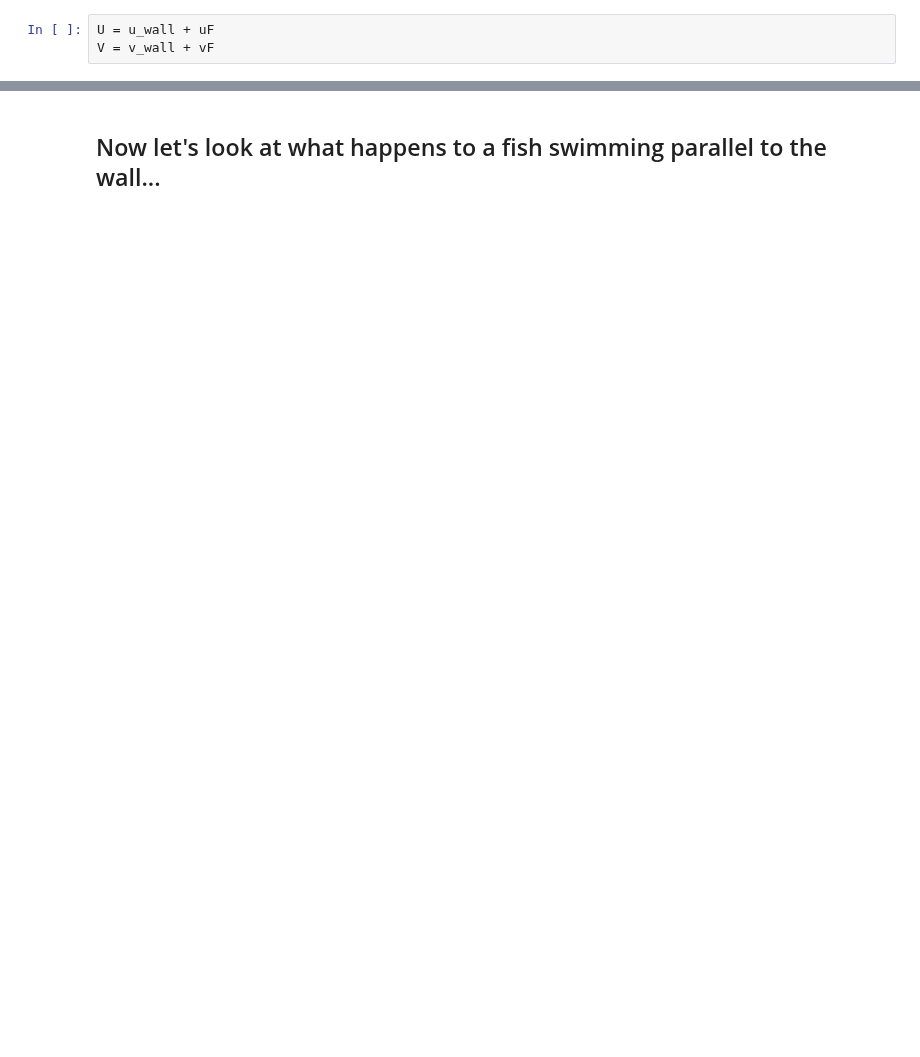
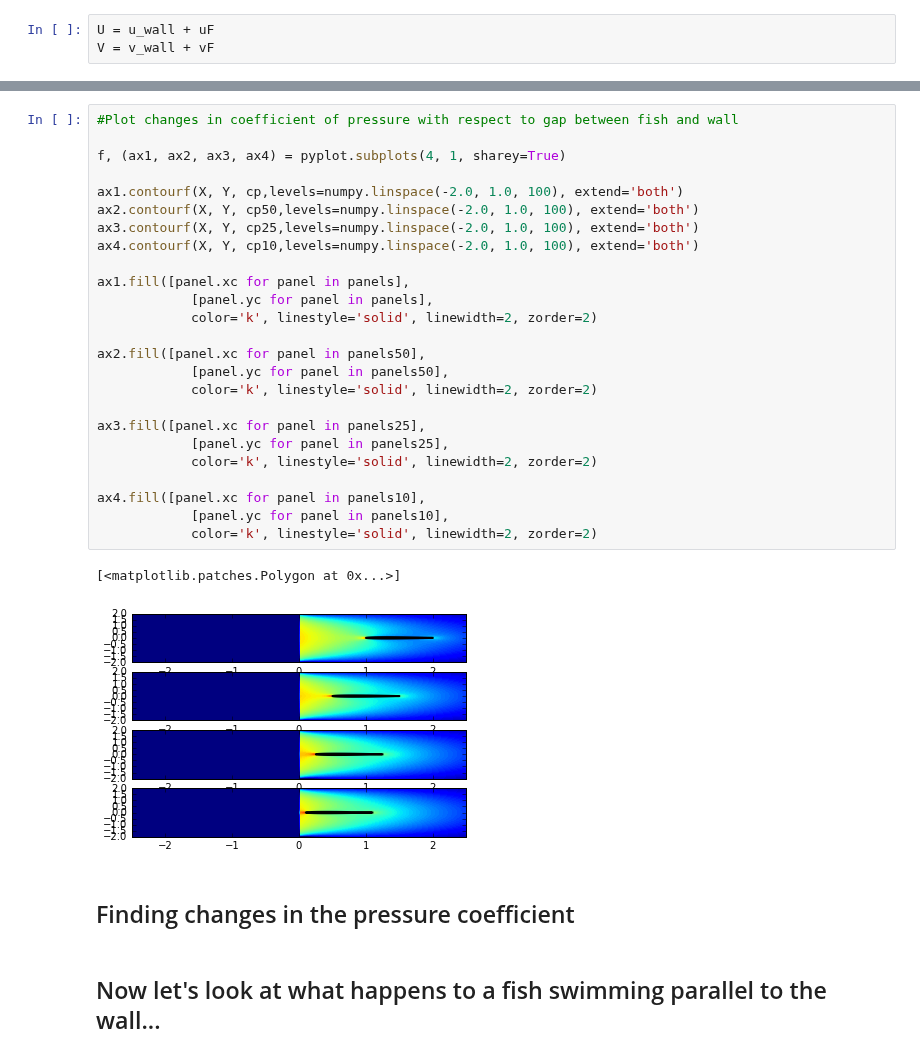
Before and after one commit to barbagroup/AeroPython-studentprojects2017, a Jupyter notebook: alexabaumer/Baumer_project.ipynb, the cells around one changed output, grey strips where cells are left out. Drawn from its saved outputs; the diff is of its cells as text; blank space fills up the shorter version.

```diff
--- a/alexabaumer/Baumer_project.ipynb
+++ b/alexabaumer/Baumer_project.ipynb
@@ -443,3 +509,33 @@ pyplot.title('Contour of pressure field', fontsize=16);
+# %%
+#Plot changes in coefficient of pressure with respect to gap between fish and wall
+
+f, (ax1, ax2, ax3, ax4) = pyplot.subplots(4, 1, sharey=True)
+
+ax1.contourf(X, Y, cp,levels=numpy.linspace(-2.0, 1.0, 100), extend='both')
+ax2.contourf(X, Y, cp50,levels=numpy.linspace(-2.0, 1.0, 100), extend='both')
+ax3.contourf(X, Y, cp25,levels=numpy.linspace(-2.0, 1.0, 100), extend='both')
+ax4.contourf(X, Y, cp10,levels=numpy.linspace(-2.0, 1.0, 100), extend='both')
+
+ax1.fill([panel.xc for panel in panels],
+            [panel.yc for panel in panels],
+            color='k', linestyle='solid', linewidth=2, zorder=2)
+
+ax2.fill([panel.xc for panel in panels50],
+            [panel.yc for panel in panels50],
+            color='k', linestyle='solid', linewidth=2, zorder=2)
+
+ax3.fill([panel.xc for panel in panels25],
+            [panel.yc for panel in panels25],
+            color='k', linestyle='solid', linewidth=2, zorder=2)
+
+ax4.fill([panel.xc for panel in panels10],
+            [panel.yc for panel in panels10],
+            color='k', linestyle='solid', linewidth=2, zorder=2)
+# %% [output]
+[<matplotlib.patches.Polygon at 0x...>]
+[figure, added]
+# %% [markdown]
+## Finding changes in the pressure coefficient
 # %% [markdown]
 ## Now let's look at what happens to a fish swimming parallel to the wall...
 # %%
```
Also changed, not shown: parts of 20 cells of this notebook.
